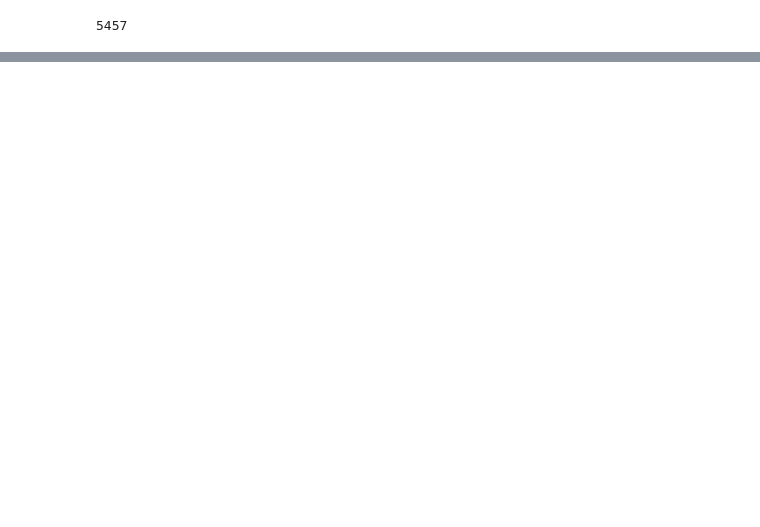
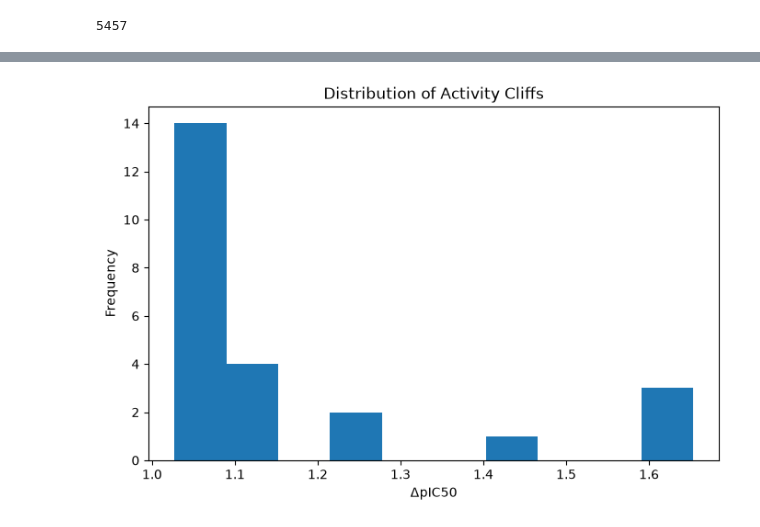
Before and after one commit to khushwantbhangu/anti-leishmania-qsar, a Jupyter notebook: notebooks/08_activity_cliff_analysis.ipynb, the cells around one changed output, grey strips where cells are left out. Cells and saved outputs as stored; diff of their text form; code cells hidden in the pictures; blank space fills up the shorter version.

```diff
--- a/notebooks/08_activity_cliff_analysis.ipynb
+++ b/notebooks/08_activity_cliff_analysis.ipynb
@@ -90,0 +241,24 @@ for i in range(len(subset)):
+# %%
+cliffs_df = pd.DataFrame(
+    activity_cliffs,
+    columns=[
+        "Compound_1",
+        "Compound_2",
+        "Similarity",
+        "Delta_pIC50",
+        "pIC50_1",
+        "pIC50_2"
+    ]
+)
+
+cliffs_df = cliffs_df.sort_values(
+    "Delta_pIC50",
+    ascending=False
+)
+
+print(
+    "Number of Activity Cliffs:",
+    len(cliffs_df)
+)
+
+cliffs_df.head(20)
@@ -90,0 +368,21 @@ for i in range(len(subset)):
+# %%
+import matplotlib.pyplot as plt
+
+plt.figure(figsize=(8,5))
+
+plt.hist(
+    cliffs_df["Delta_pIC50"],
+    bins=10
+)
+
+plt.xlabel("ΔpIC50")
+plt.ylabel("Frequency")
+plt.title("Distribution of Activity Cliffs")
+plt.savefig(
+    "../results/activity_cliff_distribution.png",
+    dpi=300,
+    bbox_inches="tight"
+)
+plt.show()
+# %% [output]
+[figure, added]
```
Also changed, not shown: parts of 18 cells of this notebook, 7 other files.
